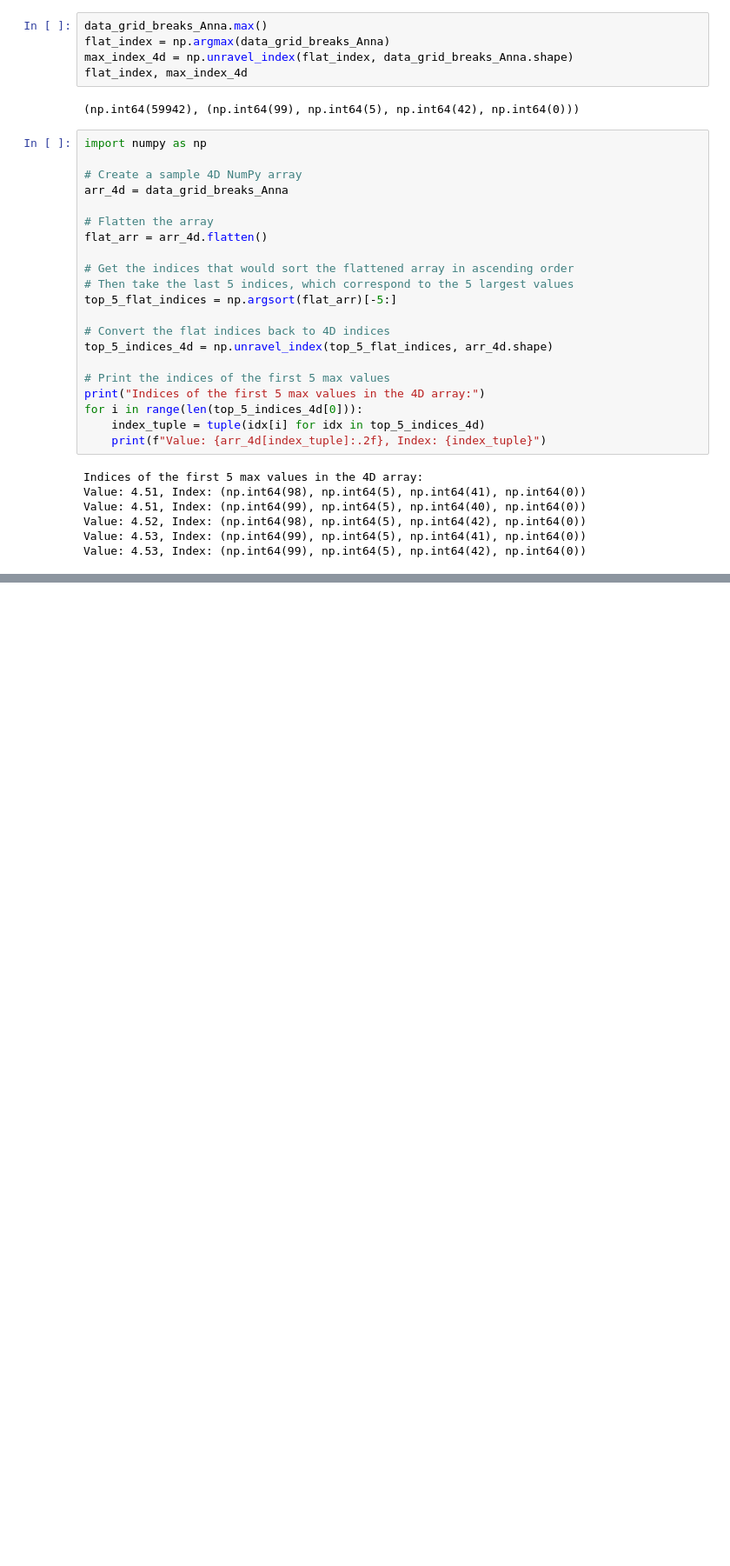
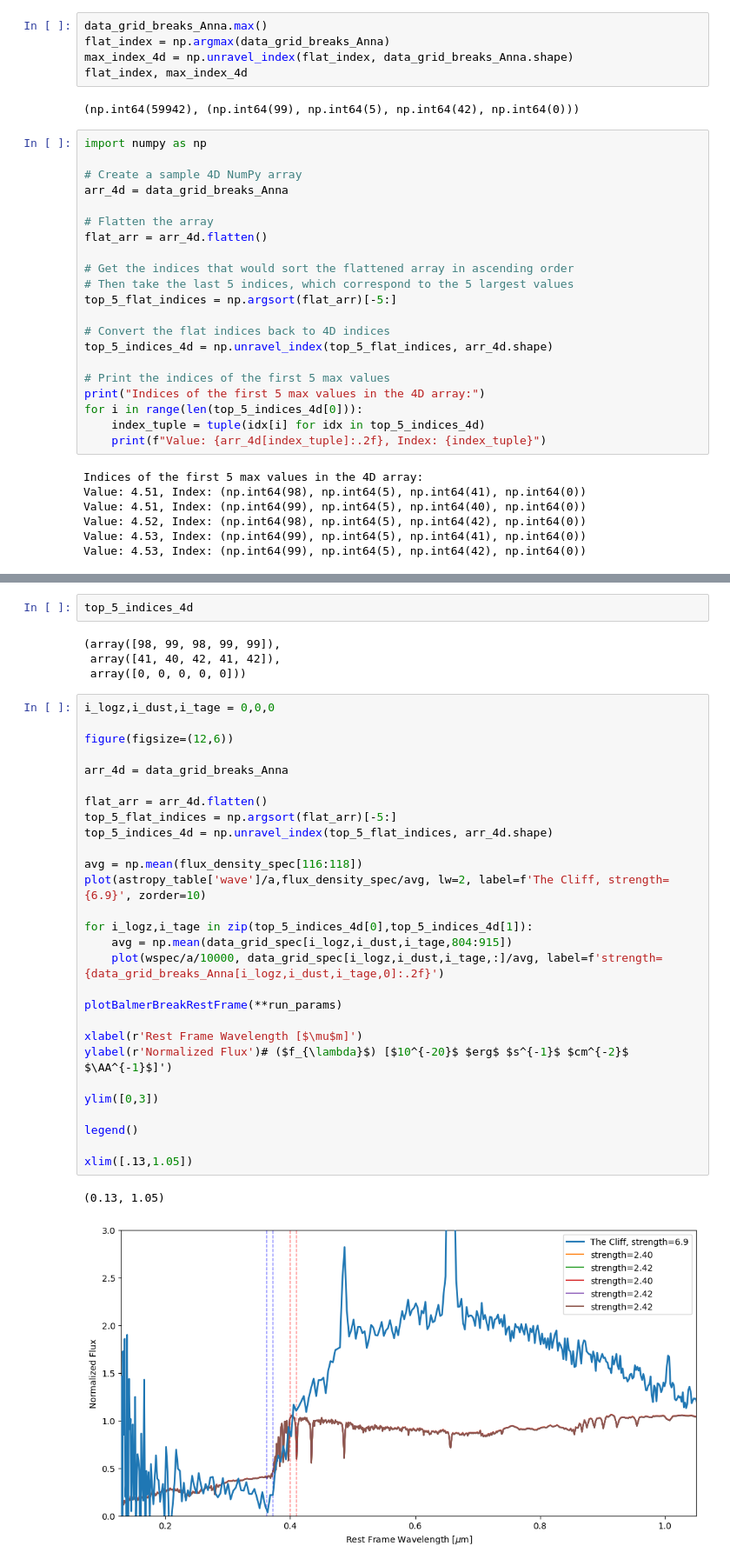
Before and after one commit to sem635NAU/REU, a Jupyter notebook: Notebooks/Notebook_7_3_2.ipynb, the cells around one changed output, grey strips where cells are left out. Shown at 87% size. Drawn from its saved outputs; the diff is of its cells as text; blank space fills up the shorter version.

```diff
--- a/Notebooks/Notebook_7_3_2.ipynb
+++ b/Notebooks/Notebook_7_3_2.ipynb
@@ -260,0 +302,37 @@ Value: 4.53, Index: (np.int64(99), np.int64(5), np.int64(42), np.int64(0))
+# %%
+top_5_indices_4d
+# %% [output]
+(array([98, 99, 98, 99, 99]),
+ array([41, 40, 42, 41, 42]),
+ array([0, 0, 0, 0, 0]))
+# %%
+i_logz,i_dust,i_tage = 0,0,0
+
+figure(figsize=(12,6))
+
+arr_4d = data_grid_breaks_Anna
+
+flat_arr = arr_4d.flatten()
+top_5_flat_indices = np.argsort(flat_arr)[-5:]
+top_5_indices_4d = np.unravel_index(top_5_flat_indices, arr_4d.shape)
+
+avg = np.mean(flux_density_spec[116:118])
+plot(astropy_table['wave']/a,flux_density_spec/avg, lw=2, label=f'The Cliff, strength={6.9}', zorder=10)
+
+for i_logz,i_tage in zip(top_5_indices_4d[0],top_5_indices_4d[1]):
+    avg = np.mean(data_grid_spec[i_logz,i_dust,i_tage,804:915])
+    plot(wspec/a/10000, data_grid_spec[i_logz,i_dust,i_tage,:]/avg, label=f'strength={data_grid_breaks_Anna[i_logz,i_dust,i_tage,0]:.2f}')
+
+plotBalmerBreakRestFrame(**run_params)
+
+xlabel(r'Rest Frame Wavelength [$\mu$m]')
+ylabel(r'Normalized Flux')# ($f_{\lambda}$) [$10^{-20}$ $erg$ $s^{-1}$ $cm^{-2}$ $\AA^{-1}$]')
+
+ylim([0,3])
+
+legend()
+
+xlim([.13,1.05])
+# %% [output]
+(0.13, 1.05)
+[figure, added]
```
Also changed, not shown: parts of 9 cells of this notebook, 2 other files.
